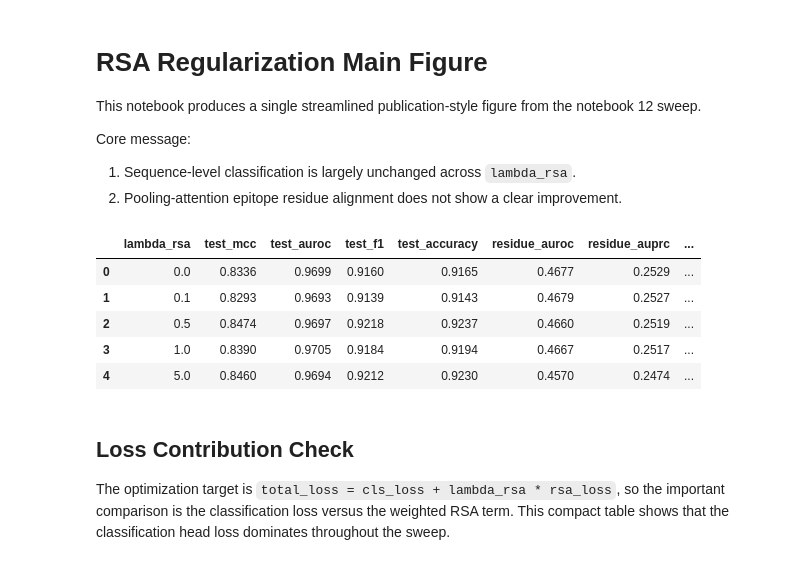
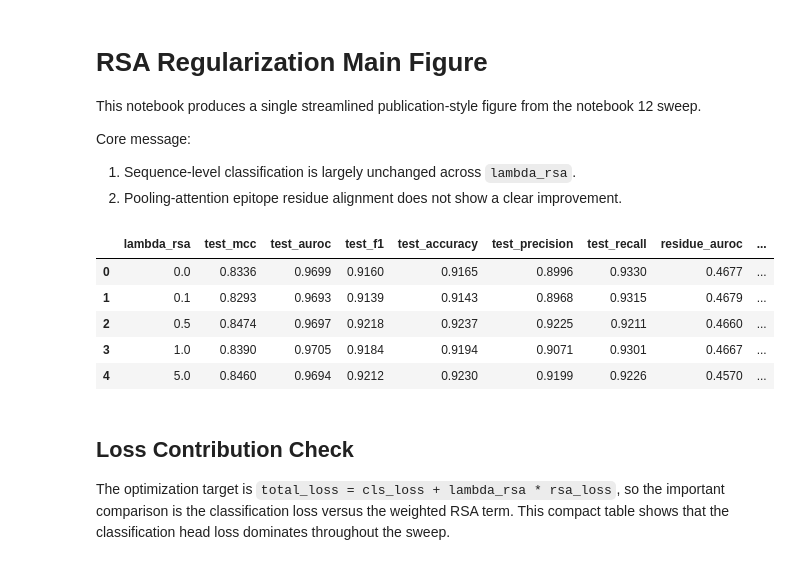
Before and after one commit to Jeffateth/XAllergen2.0, a Jupyter notebook: notebooks/13_visualize_rsa_regularization.ipynb, the cells around one changed output. Saved outputs shown, nothing was run; the diff lists cells and outputs as text; code cells hidden in the pictures.

```diff
--- a/notebooks/13_visualize_rsa_regularization.ipynb
+++ b/notebooks/13_visualize_rsa_regularization.ipynb
@@ -95,6 +95,9 @@ for row in summary_df.itertuples(index=False):
             "rsa_fraction_of_total": weighted_rsa_loss / total_loss if total_loss else np.nan,
         })
 loss_df = pd.DataFrame(loss_rows)
+test_loss_df = loss_df.loc[loss_df["split"].eq("test")].sort_values("lambda_rsa").reset_index(drop=True).copy()
+test_loss_df = test_loss_df.merge(summary_df.loc[:, ["lambda_rsa", "x"]], on="lambda_rsa", how="left")
+test_loss_df["rsa_fraction_pct"] = 100.0 * test_loss_df["rsa_fraction_of_total"]
 
 
 def paired_sign_flip_pvalue(differences: np.ndarray, n_resamples: int = 50000, seed: int = 0) -> float:
@@ -109,39 +112,39 @@ def paired_sign_flip_pvalue(differences: np.ndarray, n_resamples: int = 50000, s
     null_means = np.abs((signs * differences).mean(axis=1))
     return float((np.count_nonzero(null_means >= observed) + 1) / (n_resamples + 1))
 
 
 def benjamini_hochberg(pvalues: list[float]) -> np.ndarray:
     pvalues = np.asarray(pvalues, dtype=float)
     order = np.argsort(pvalues)
     ranked = pvalues[order]
     n = ranked.size
     adjusted = np.empty(n, dtype=float)
     running = 1.0
     for idx in range(n - 1, -1, -1):
         rank = idx + 1
         running = min(running, ranked[idx] * n / rank)
         adjusted[idx] = running
     restored = np.empty(n, dtype=float)
     restored[order] = adjusted
     return restored
 
 sns.set_theme(style="whitegrid", context="paper")
 plt.rcParams.update({
     "figure.dpi": 140,
     "savefig.dpi": 300,
     "axes.spines.top": False,
     "axes.spines.right": False,
     "font.family": "DejaVu Sans",
 })
 
 summary_df[["lambda_rsa", "test_mcc", "test_auroc", "test_f1", "test_accuracy", "test_precision", "test_recall", "residue_auroc", "residue_auprc", "residue_precision_at_k"]].round(4)
 # %% [output]
-|  | lambda_rsa | test_mcc | test_auroc | test_f1 | test_accuracy | residue_auroc | residue_auprc | ... |
-| 0 | 0.0 | 0.8336 | 0.9699 | 0.9160 | 0.9165 | 0.4677 | 0.2529 | ... |
-| 1 | 0.1 | 0.8293 | 0.9693 | 0.9139 | 0.9143 | 0.4679 | 0.2527 | ... |
-| 2 | 0.5 | 0.8474 | 0.9697 | 0.9218 | 0.9237 | 0.4660 | 0.2519 | ... |
-| 3 | 1.0 | 0.8390 | 0.9705 | 0.9184 | 0.9194 | 0.4667 | 0.2517 | ... |
-| 4 | 5.0 | 0.8460 | 0.9694 | 0.9212 | 0.9230 | 0.4570 | 0.2474 | ... |
+|  | lambda_rsa | test_mcc | test_auroc | test_f1 | test_accuracy | test_precision | test_recall | residue_auroc | ... |
+| 0 | 0.0 | 0.8336 | 0.9699 | 0.9160 | 0.9165 | 0.8996 | 0.9330 | 0.4677 | ... |
+| 1 | 0.1 | 0.8293 | 0.9693 | 0.9139 | 0.9143 | 0.8968 | 0.9315 | 0.4679 | ... |
+| 2 | 0.5 | 0.8474 | 0.9697 | 0.9218 | 0.9237 | 0.9225 | 0.9211 | 0.4660 | ... |
+| 3 | 1.0 | 0.8390 | 0.9705 | 0.9184 | 0.9194 | 0.9071 | 0.9301 | 0.4667 | ... |
+| 4 | 5.0 | 0.8460 | 0.9694 | 0.9212 | 0.9230 | 0.9199 | 0.9226 | 0.4570 | ... |
 # %% [markdown]
 ## Loss Contribution Check
 
```
Also changed, not shown: parts of 4 cells of this notebook, 4 other files.
